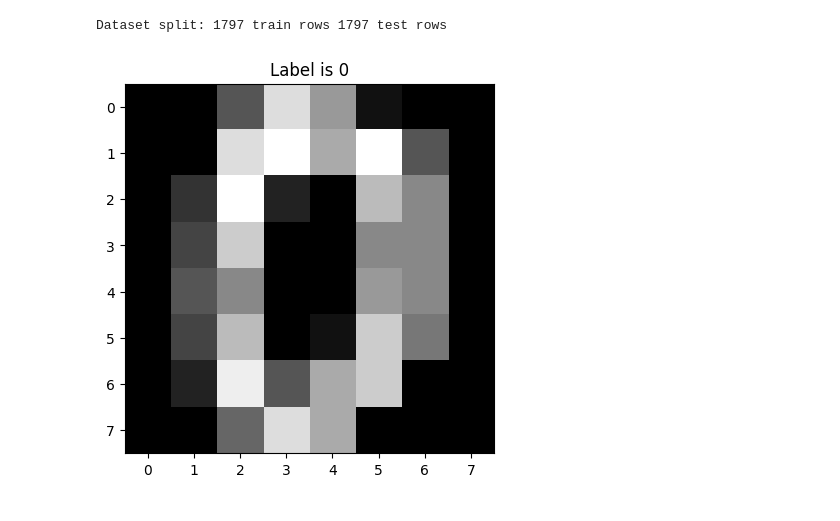
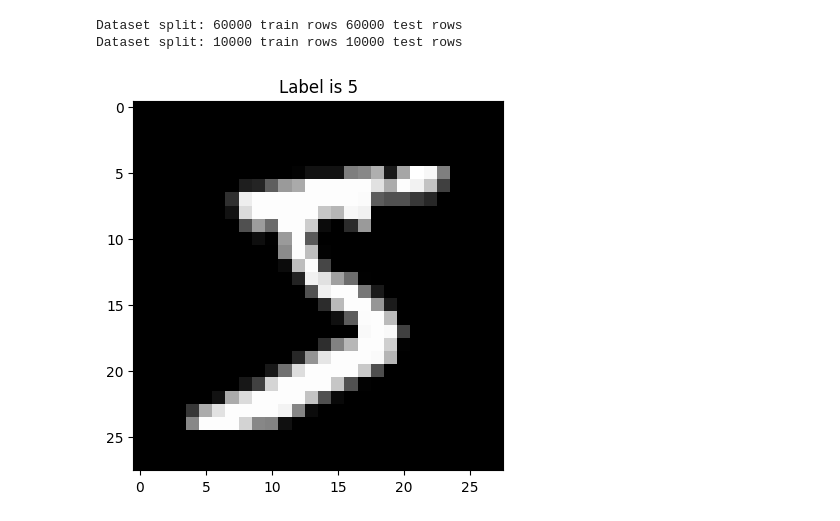
Before and after one commit to HeadBangZ/MasterThesis, a Jupyter notebook: mnist/svm/svm.ipynb, the cells around one changed output. Drawn from its saved outputs; the diff is of its cells as text; code cells hidden in the pictures.

```diff
--- a/mnist/svm/svm.ipynb
+++ b/mnist/svm/svm.ipynb
@@ -15,21 +17,25 @@ import matplotlib.pyplot as plt
 import seaborn as sn
 # %%
 # Initialize
-digits = load_digits()
-print(f"Dataset split: {len(digits.data)} train rows",
-          f"{len(digits.target)} test rows")
+(x_train, y_train), (x_test, y_test) = mnist.load_data()
 
-point = np.array(digits.images[0], dtype='uint8')
-point = point.reshape((8, 8))
+# digits = load_digits()
+print(f"Dataset split: {len(x_train)} train rows",
+          f"{len(y_train)} test rows")
 
-plt.title('Label is {label}'.format(label=digits.target[0]))
+print(f"Dataset split: {len(x_test)} train rows",
+          f"{len(y_test)} test rows")
+
+point = np.array(x_train[0], dtype='uint8')
+point = point.reshape((28, 28))
+
+plt.title('Label is {label}'.format(label=y_train[0]))
 plt.imshow(point, cmap='gray')
 plt.show()
-
-X_train, X_test, y_train, y_test = train_test_split(digits.data, digits.target, train_size=0.80, test_size=0.20, random_state=101)
 # %% [output]
-Dataset split: 1797 train rows 1797 test rows
+Dataset split: 60000 train rows 60000 test rows
+Dataset split: 10000 train rows 10000 test rows
-[figure, old version]
+[figure, new version]
 # %%
 # Add outliers
 df = pd.DataFrame()
```
Also changed, not shown: parts of 20 cells of this notebook, 9 other files.
